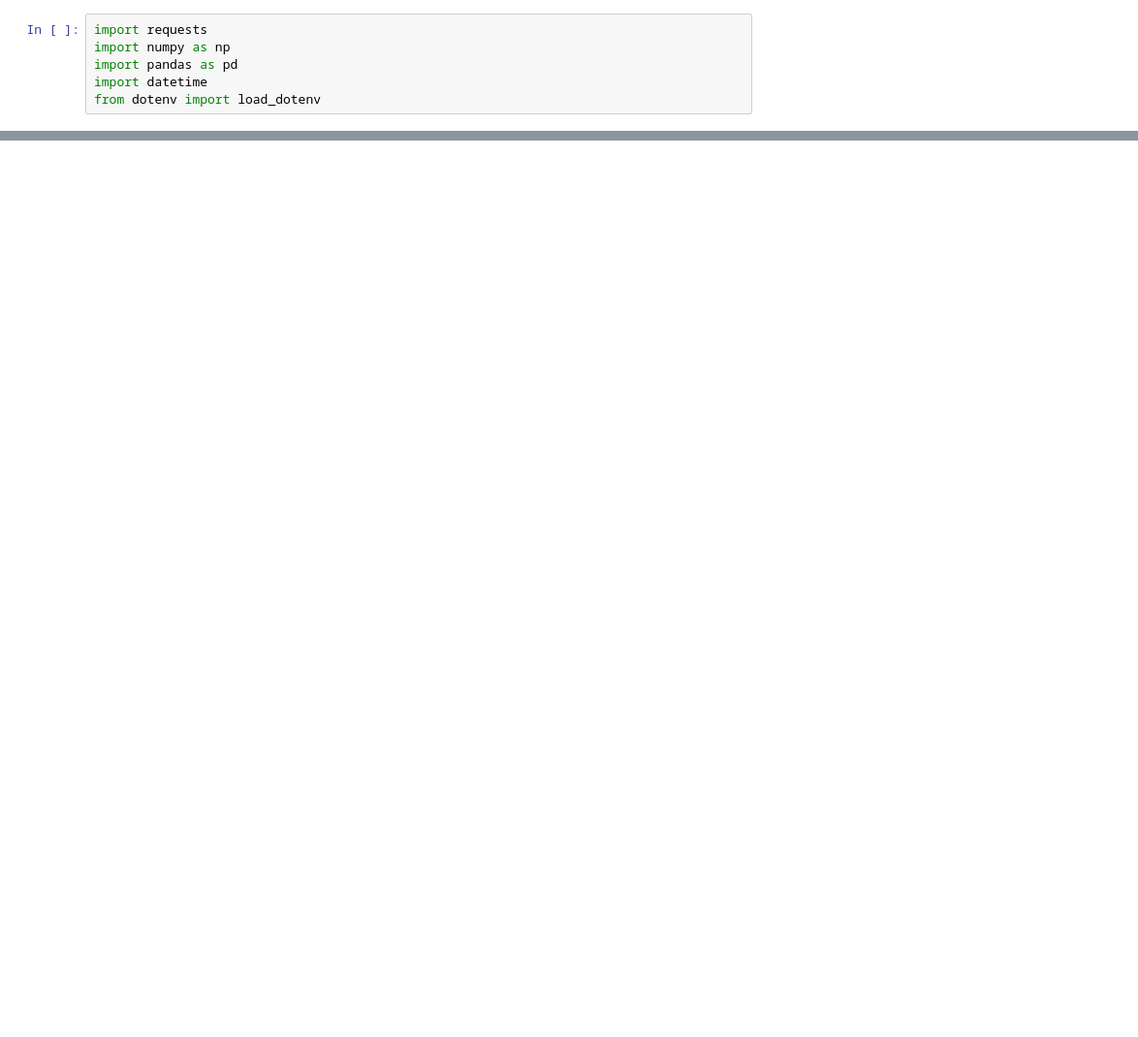
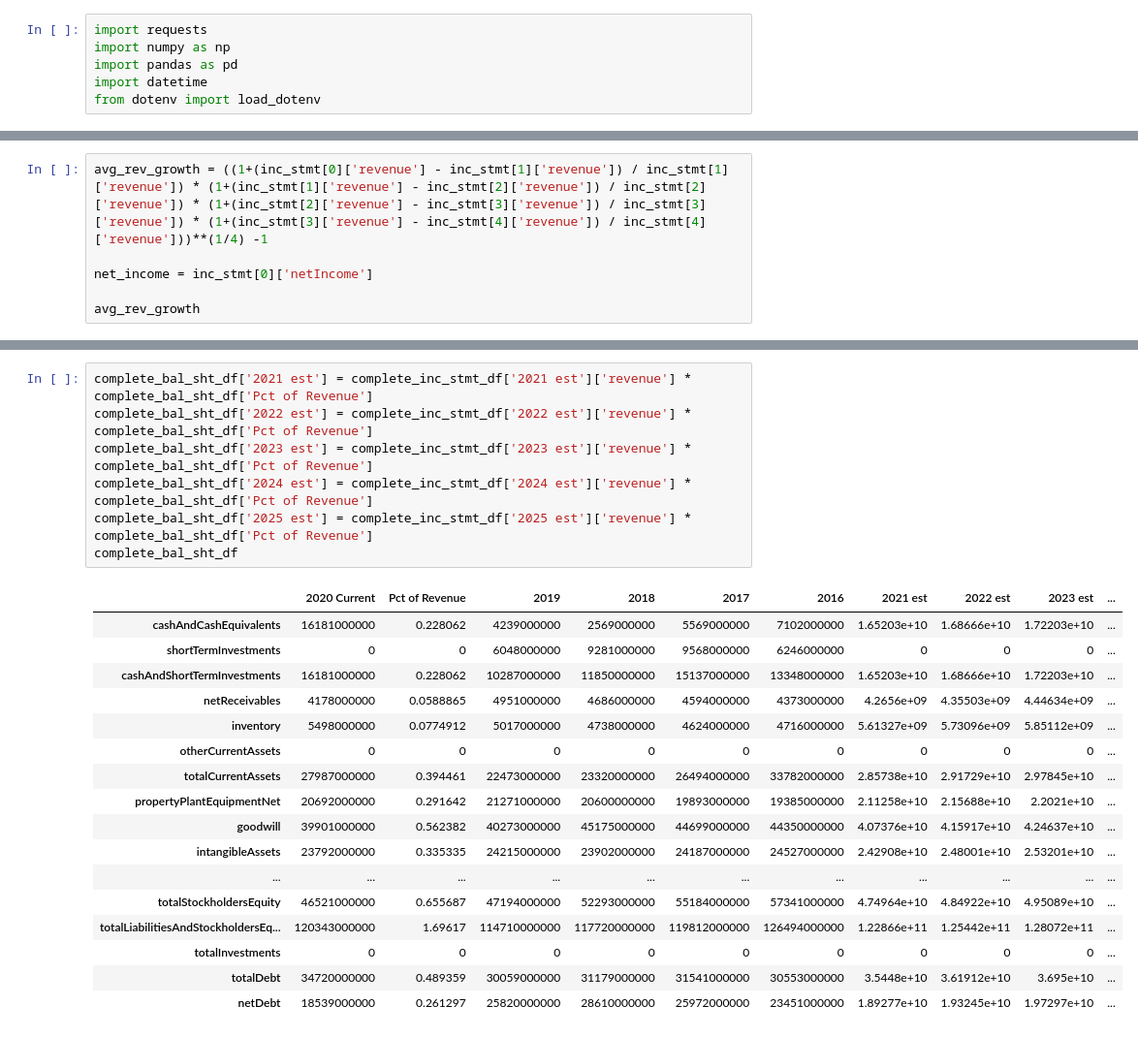
Before and after one commit to andyliang245/DCF, a Jupyter notebook: DCF Sample.ipynb, the cells around one changed output, grey strips where cells are left out. Shown: that part at 97% size. Saved outputs shown, nothing was run; the diff lists cells and outputs as text; blank space fills up the shorter version.

```diff
--- a/DCF Sample.ipynb
+++ b/DCF Sample.ipynb
@@ -226,0 +58,6 @@ projected_cf
+# %%
+avg_rev_growth = ((1+(inc_stmt[0]['revenue'] - inc_stmt[1]['revenue']) / inc_stmt[1]['revenue']) * (1+(inc_stmt[1]['revenue'] - inc_stmt[2]['revenue']) / inc_stmt[2]['revenue']) * (1+(inc_stmt[2]['revenue'] - inc_stmt[3]['revenue']) / inc_stmt[3]['revenue']) * (1+(inc_stmt[3]['revenue'] - inc_stmt[4]['revenue']) / inc_stmt[4]['revenue']))**(1/4) -1
+
+net_income = inc_stmt[0]['netIncome']
+
+avg_rev_growth
@@ -226,0 +169,25 @@ projected_cf
+# %%
+complete_bal_sht_df['2021 est'] = complete_inc_stmt_df['2021 est']['revenue'] * complete_bal_sht_df['Pct of Revenue']
+complete_bal_sht_df['2022 est'] = complete_inc_stmt_df['2022 est']['revenue'] * complete_bal_sht_df['Pct of Revenue']
+complete_bal_sht_df['2023 est'] = complete_inc_stmt_df['2023 est']['revenue'] * complete_bal_sht_df['Pct of Revenue']
+complete_bal_sht_df['2024 est'] = complete_inc_stmt_df['2024 est']['revenue'] * complete_bal_sht_df['Pct of Revenue']
+complete_bal_sht_df['2025 est'] = complete_inc_stmt_df['2025 est']['revenue'] * complete_bal_sht_df['Pct of Revenue']
+complete_bal_sht_df
+# %% [output]
+|  | 2020 Current | Pct of Revenue | 2019 | 2018 | 2017 | 2016 | 2021 est | 2022 est | 2023 est | ... |
+| cashAndCashEquivalents | 16181000000 | 0.228062 | 4239000000 | 2569000000 | 5569000000 | 7102000000 | 1.65203e+10 | 1.68666e+10 | 1.72203e+10 | ... |
+| shortTermInvestments | 0 | 0 | 6048000000 | 9281000000 | 9568000000 | 6246000000 | 0 | 0 | 0 | ... |
+| cashAndShortTermInvestments | 16181000000 | 0.228062 | 10287000000 | 11850000000 | 15137000000 | 13348000000 | 1.65203e+10 | 1.68666e+10 | 1.72203e+10 | ... |
+| netReceivables | 4178000000 | 0.0588865 | 4951000000 | 4686000000 | 4594000000 | 4373000000 | 4.2656e+09 | 4.35503e+09 | 4.44634e+09 | ... |
+| inventory | 5498000000 | 0.0774912 | 5017000000 | 4738000000 | 4624000000 | 4716000000 | 5.61327e+09 | 5.73096e+09 | 5.85112e+09 | ... |
+| otherCurrentAssets | 0 | 0 | 0 | 0 | 0 | 0 | 0 | 0 | 0 | ... |
+| totalCurrentAssets | 27987000000 | 0.394461 | 22473000000 | 23320000000 | 26494000000 | 33782000000 | 2.85738e+10 | 2.91729e+10 | 2.97845e+10 | ... |
+| propertyPlantEquipmentNet | 20692000000 | 0.291642 | 21271000000 | 20600000000 | 19893000000 | 19385000000 | 2.11258e+10 | 2.15688e+10 | 2.2021e+10 | ... |
+| goodwill | 39901000000 | 0.562382 | 40273000000 | 45175000000 | 44699000000 | 44350000000 | 4.07376e+10 | 4.15917e+10 | 4.24637e+10 | ... |
+| intangibleAssets | 23792000000 | 0.335335 | 24215000000 | 23902000000 | 24187000000 | 24527000000 | 2.42908e+10 | 2.48001e+10 | 2.53201e+10 | ... |
+| ... | ... | ... | ... | ... | ... | ... | ... | ... | ... | ... |
+| totalStockholdersEquity | 46521000000 | 0.655687 | 47194000000 | 52293000000 | 55184000000 | 57341000000 | 4.74964e+10 | 4.84922e+10 | 4.95089e+10 | ... |
+| totalLiabilitiesAndStockholdersEq... | 120343000000 | 1.69617 | 114710000000 | 117720000000 | 119812000000 | 126494000000 | 1.22866e+11 | 1.25442e+11 | 1.28072e+11 | ... |
+| totalInvestments | 0 | 0 | 0 | 0 | 0 | 0 | 0 | 0 | 0 | ... |
+| totalDebt | 34720000000 | 0.489359 | 30059000000 | 31179000000 | 31541000000 | 30553000000 | 3.5448e+10 | 3.61912e+10 | 3.695e+10 | ... |
+| netDebt | 18539000000 | 0.261297 | 25820000000 | 28610000000 | 25972000000 | 23451000000 | 1.89277e+10 | 1.93245e+10 | 1.97297e+10 | ... |
```
Also changed, not shown: parts of 16 cells of this notebook.
